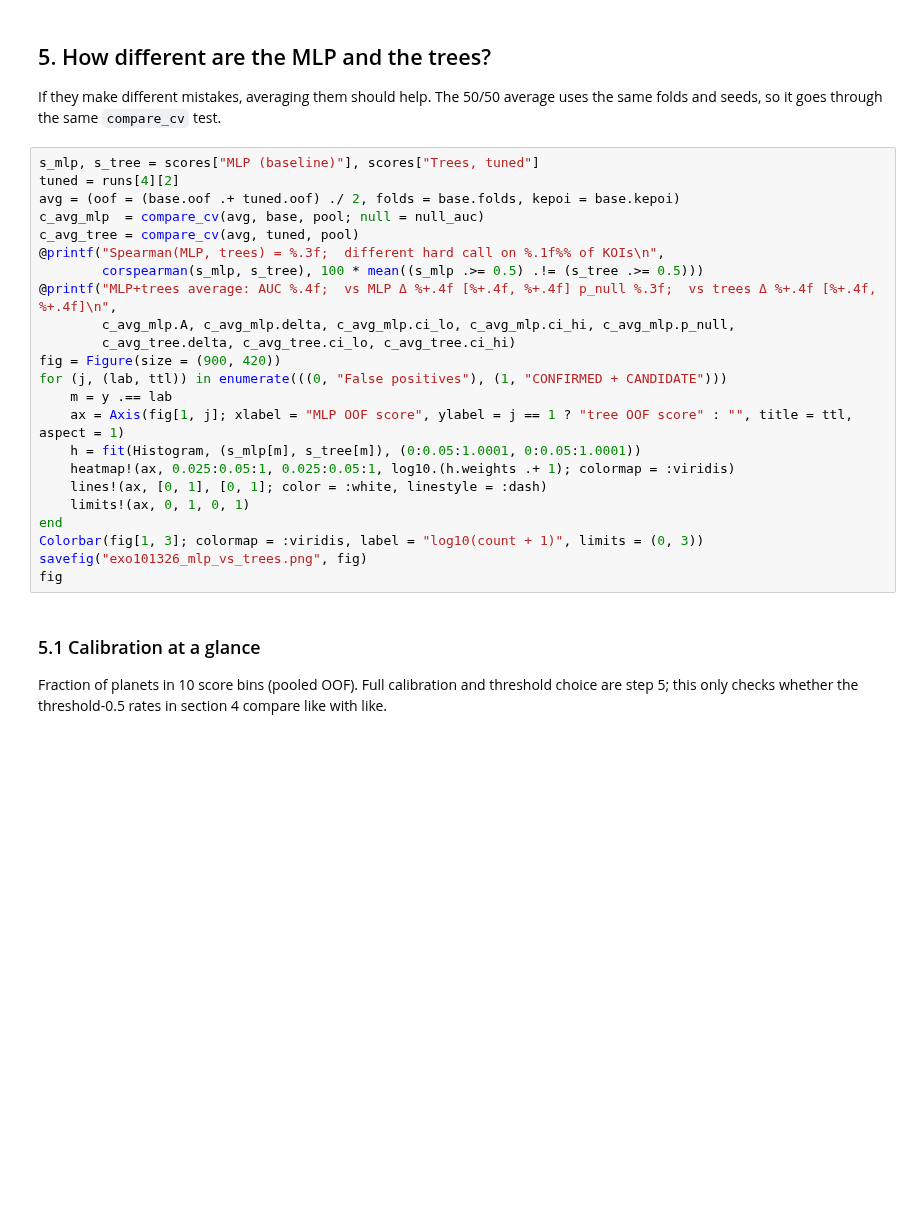
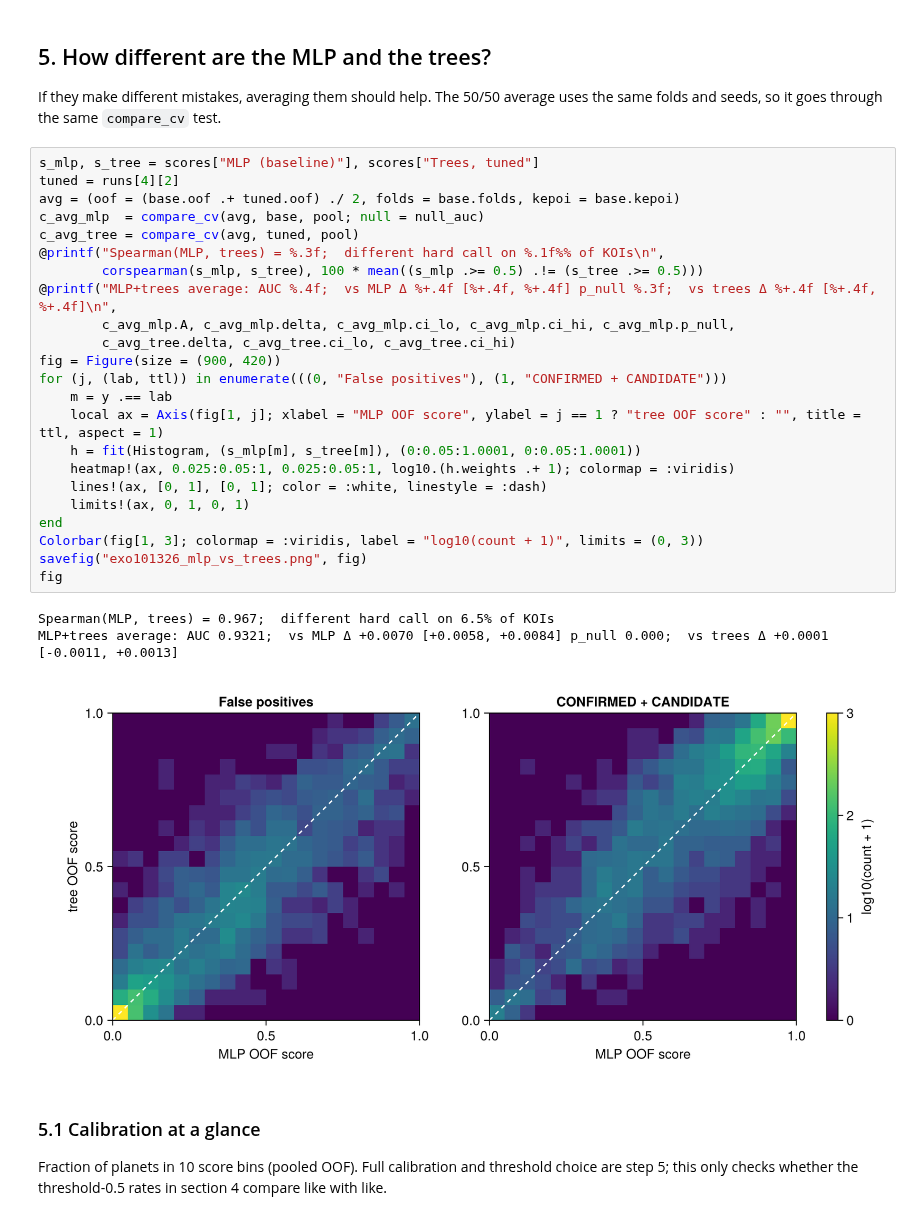
Before and after one commit to mburchnmsu/exoplanet-vetting, a Jupyter notebook: exo101326.ipynb, the cells around one changed output. Cells and saved outputs as stored; diff of their text form; blank space fills up the shorter version.

```diff
--- a/exo101326.ipynb
+++ b/exo101326.ipynb
@@ -172,26 +283,30 @@ goes through the same `compare_cv` test.
 # %%
 s_mlp, s_tree = scores["MLP (baseline)"], scores["Trees, tuned"]
 tuned = runs[4][2]
 avg = (oof = (base.oof .+ tuned.oof) ./ 2, folds = base.folds, kepoi = base.kepoi)
 c_avg_mlp  = compare_cv(avg, base, pool; null = null_auc)
 c_avg_tree = compare_cv(avg, tuned, pool)
 @printf("Spearman(MLP, trees) = %.3f;  different hard call on %.1f%% of KOIs\n",
         corspearman(s_mlp, s_tree), 100 * mean((s_mlp .>= 0.5) .!= (s_tree .>= 0.5)))
 @printf("MLP+trees average: AUC %.4f;  vs MLP Δ %+.4f [%+.4f, %+.4f] p_null %.3f;  vs trees Δ %+.4f [%+.4f, %+.4f]\n",
         c_avg_mlp.A, c_avg_mlp.delta, c_avg_mlp.ci_lo, c_avg_mlp.ci_hi, c_avg_mlp.p_null,
         c_avg_tree.delta, c_avg_tree.ci_lo, c_avg_tree.ci_hi)
 fig = Figure(size = (900, 420))
 for (j, (lab, ttl)) in enumerate(((0, "False positives"), (1, "CONFIRMED + CANDIDATE")))
     m = y .== lab
-    ax = Axis(fig[1, j]; xlabel = "MLP OOF score", ylabel = j == 1 ? "tree OOF score" : "", title = ttl, aspect = 1)
+    local ax = Axis(fig[1, j]; xlabel = "MLP OOF score", ylabel = j == 1 ? "tree OOF score" : "", title = ttl, aspect = 1)
     h = fit(Histogram, (s_mlp[m], s_tree[m]), (0:0.05:1.0001, 0:0.05:1.0001))
     heatmap!(ax, 0.025:0.05:1, 0.025:0.05:1, log10.(h.weights .+ 1); colormap = :viridis)
     lines!(ax, [0, 1], [0, 1]; color = :white, linestyle = :dash)
     limits!(ax, 0, 1, 0, 1)
 end
 Colorbar(fig[1, 3]; colormap = :viridis, label = "log10(count + 1)", limits = (0, 3))
 savefig("exo101326_mlp_vs_trees.png", fig)
 fig
+# %% [output]
+Spearman(MLP, trees) = 0.967;  different hard call on 6.5% of KOIs
+MLP+trees average: AUC 0.9321;  vs MLP Δ +0.0070 [+0.0058, +0.0084] p_null 0.000;  vs trees Δ +0.0001 [-0.0011, +0.0013]
+[figure, added]
 # %% [markdown]
 ### 5.1 Calibration at a glance
 Fraction of planets in 10 score bins (pooled OOF). Full calibration and threshold choice are step 5; this only checks
```
Also changed, not shown: parts of 45 cells of this notebook, 55 other files.
